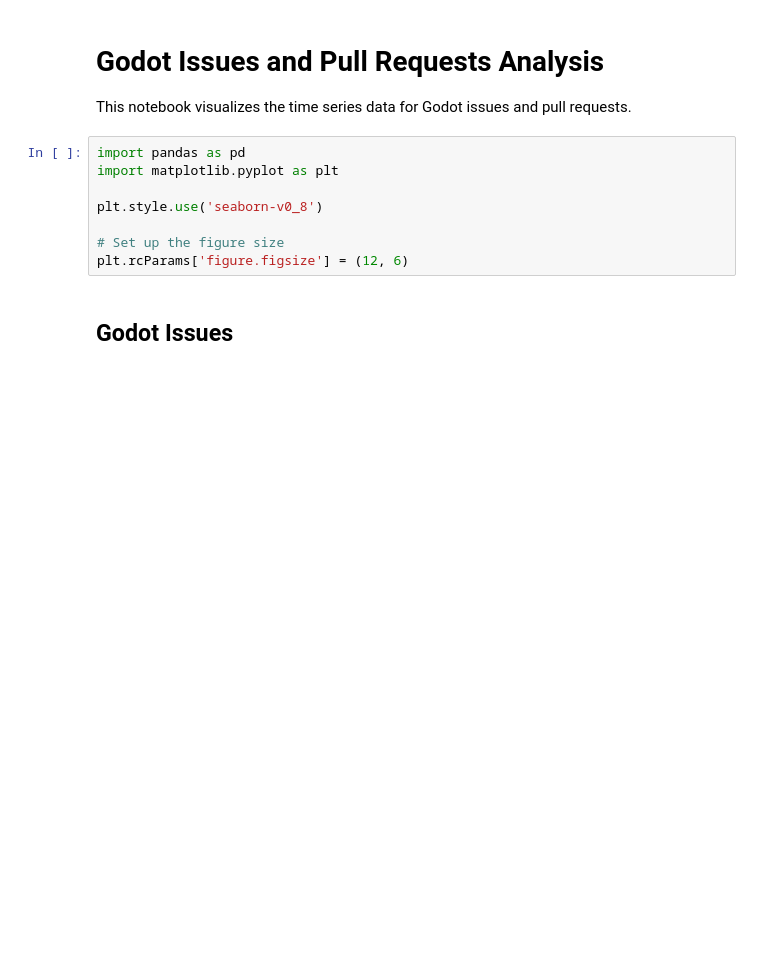
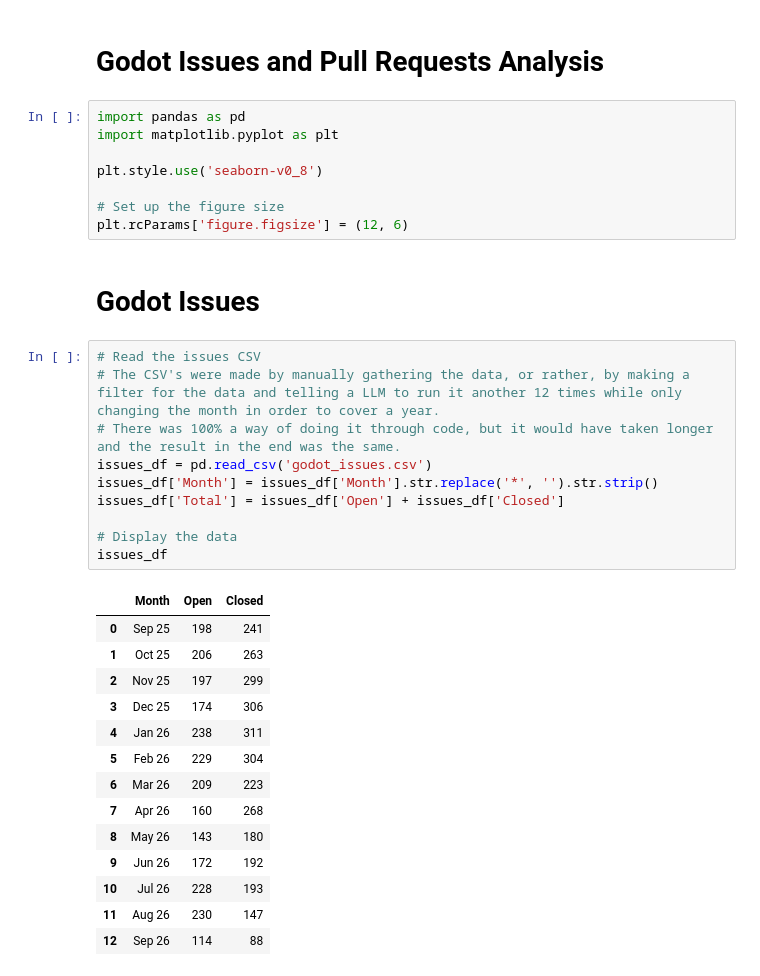
Before and after one commit to BungerColumbus/GodotContributorResearch, a Jupyter notebook: GodotPullRequestsAndIssues.ipynb, the cells around one changed output. Cells and saved outputs as stored; diff of their text form; blank space fills up the shorter version.

```diff
--- a/GodotPullRequestsAndIssues.ipynb
+++ b/GodotPullRequestsAndIssues.ipynb
@@ -1,7 +1,5 @@
 # %% [markdown]
 # Godot Issues and Pull Requests Analysis
-
-This notebook visualizes the time series data for Godot issues and pull requests.
 # %%
 import pandas as pd
 import matplotlib.pyplot as plt
@@ -11,4 +9,29 @@ plt.style.use('seaborn-v0_8')
 # Set up the figure size
 plt.rcParams['figure.figsize'] = (12, 6)
 # %% [markdown]
-## Godot Issues
+# Godot Issues
+# %%
+# Read the issues CSV
+# The CSV's were made by manually gathering the data, or rather, by making a filter for the data and telling a LLM to run it another 12 times while only changing the month in order to cover a year.
+# There was 100% a way of doing it through code, but it would have taken longer and the result in the end was the same.
+issues_df = pd.read_csv('godot_issues.csv')
+issues_df['Month'] = issues_df['Month'].str.replace('*', '').str.strip()
+issues_df['Total'] = issues_df['Open'] + issues_df['Closed']
+
+# Display the data
+issues_df
+# %% [output]
+|  | Month | Open | Closed |
+| 0 | Sep 25 | 198 | 241 |
+| 1 | Oct 25 | 206 | 263 |
+| 2 | Nov 25 | 197 | 299 |
+| 3 | Dec 25 | 174 | 306 |
+| 4 | Jan 26 | 238 | 311 |
+| 5 | Feb 26 | 229 | 304 |
+| 6 | Mar 26 | 209 | 223 |
+| 7 | Apr 26 | 160 | 268 |
+| 8 | May 26 | 143 | 180 |
+| 9 | Jun 26 | 172 | 192 |
+| 10 | Jul 26 | 228 | 193 |
+| 11 | Aug 26 | 230 | 147 |
+| 12 | Sep 26 | 114 | 88 |
```
Also changed, not shown: parts of 7 cells of this notebook.
